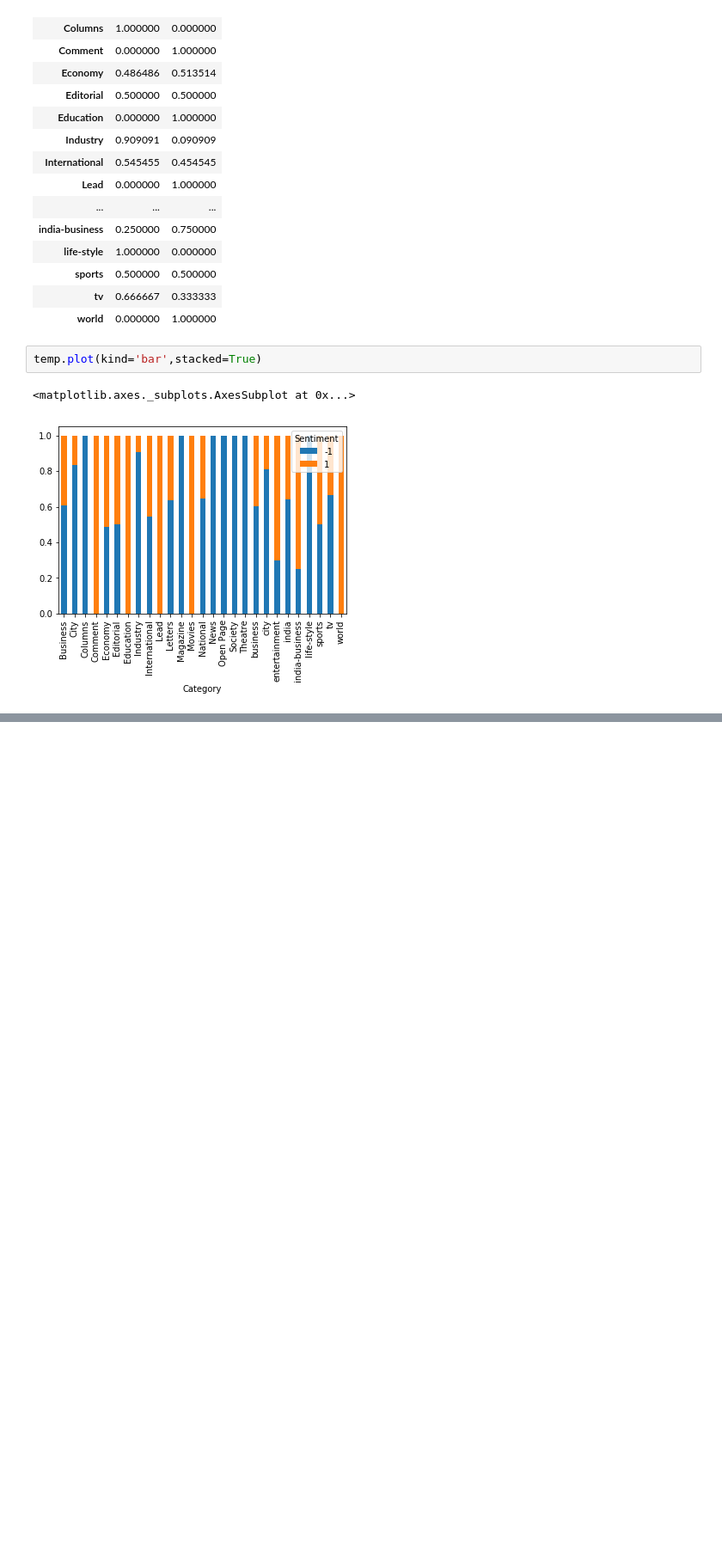
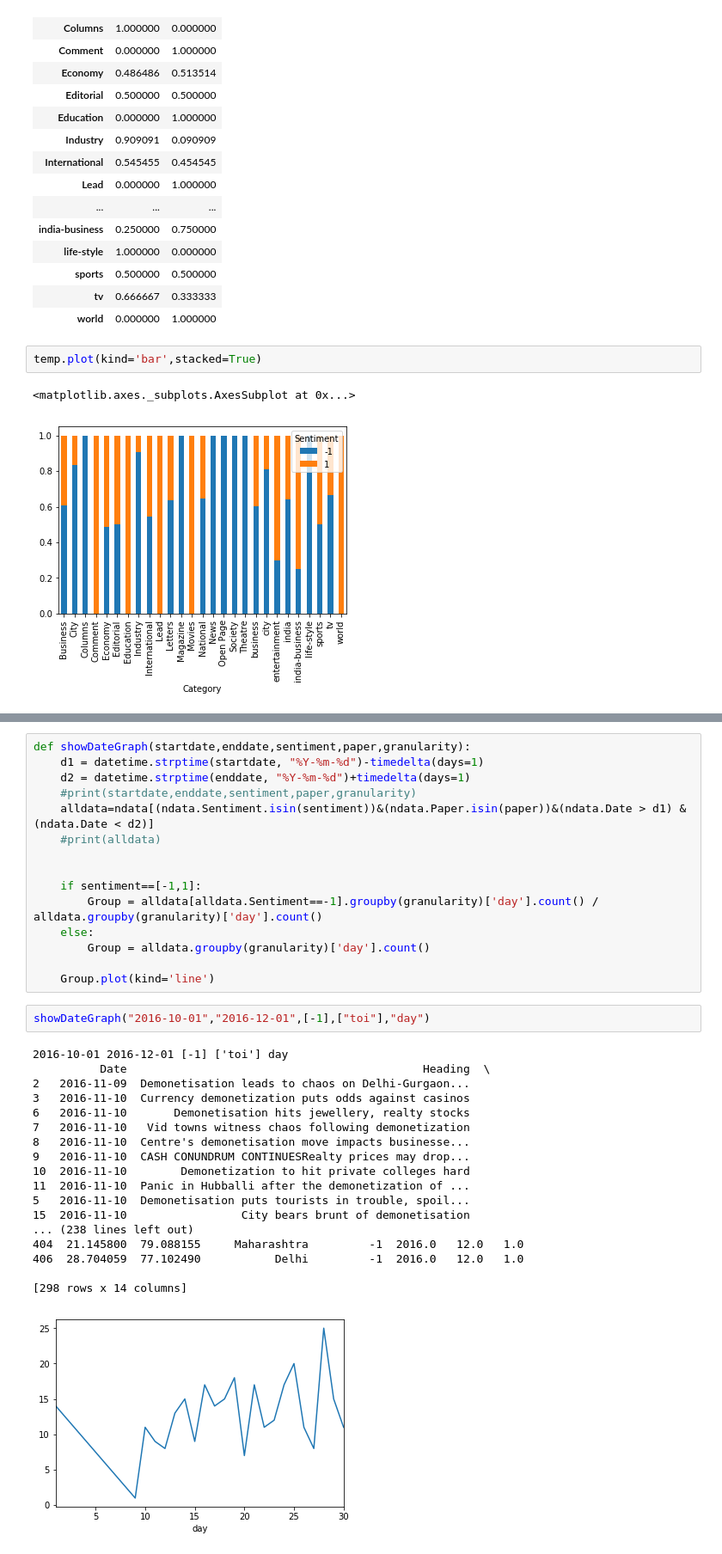
Before and after one commit to manu0b1100/Demonetization_Analysis, a Jupyter notebook: Analysis/Demonet Project.ipynb, the cells around one changed output, grey strips where cells are left out. Shown: that part at 86% size. Cells and saved outputs as stored; diff of their text form; blank space fills up the shorter version.

```diff
--- a/Analysis/Demonet Project.ipynb
+++ b/Analysis/Demonet Project.ipynb
@@ -85,0 +105,36 @@ http://server.arcgisonline.com/ArcGIS/rest/services/NatGeo_World_Map/MapServer/e
+# %%
+def showDateGraph(startdate,enddate,sentiment,paper,granularity):
+    d1 = datetime.strptime(startdate, "%Y-%m-%d")-timedelta(days=1)
+    d2 = datetime.strptime(enddate, "%Y-%m-%d")+timedelta(days=1)
+    #print(startdate,enddate,sentiment,paper,granularity)
+    alldata=ndata[(ndata.Sentiment.isin(sentiment))&(ndata.Paper.isin(paper))&(ndata.Date > d1) & (ndata.Date < d2)]
+    #print(alldata)
+
+
+    if sentiment==[-1,1]:
+        Group = alldata[alldata.Sentiment==-1].groupby(granularity)['day'].count() / alldata.groupby(granularity)['day'].count()
+    else:
+        Group = alldata.groupby(granularity)['day'].count()
+
+    Group.plot(kind='line')
+# %%
+showDateGraph("2016-10-01","2016-12-01",[-1],["toi"],"day")
+# %% [output]
+2016-10-01 2016-12-01 [-1] ['toi'] day
+          Date                                            Heading  \
+2   2016-11-09  Demonetisation leads to chaos on Delhi-Gurgaon...
+3   2016-11-10  Currency demonetization puts odds against casinos
+6   2016-11-10       Demonetisation hits jewellery, realty stocks
+7   2016-11-10   Vid towns witness chaos following demonetization
+8   2016-11-10  Centre's demonetisation move impacts businesse...
+9   2016-11-10  CASH CONUNDRUM CONTINUESRealty prices may drop...
+10  2016-11-10        Demonetization to hit private colleges hard
+11  2016-11-10  Panic in Hubballi after the demonetization of ...
+5   2016-11-10  Demonetisation puts tourists in trouble, spoil...
+15  2016-11-10                 City bears brunt of demonetisation
+... (238 lines left out)
+404  21.145800  79.088155     Maharashtra         -1  2016.0   12.0   1.0
+406  28.704059  77.102490           Delhi         -1  2016.0   12.0   1.0
+
+[298 rows x 14 columns]
+[figure, added]
```
Also changed, not shown: parts of 13 cells of this notebook, 4 other files.
